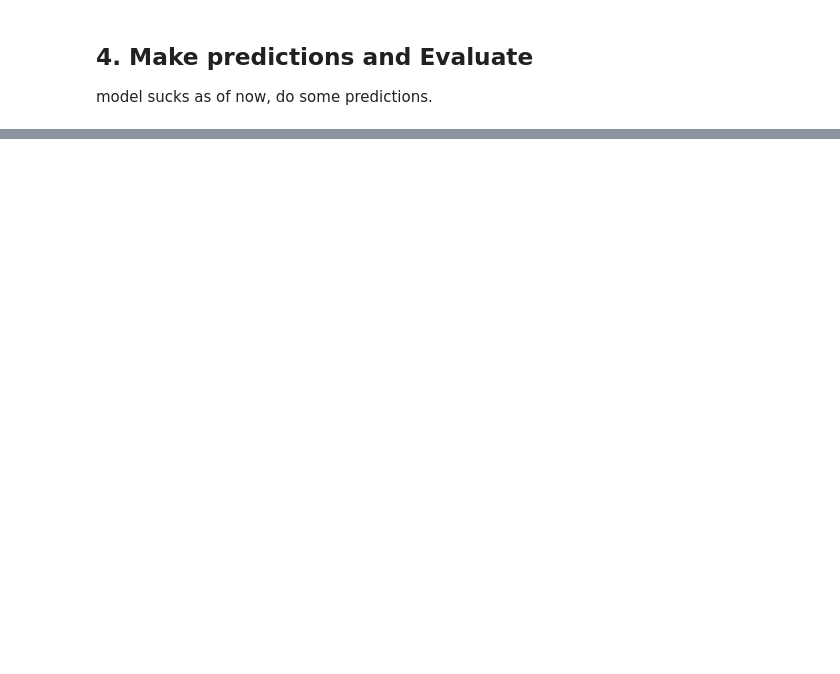
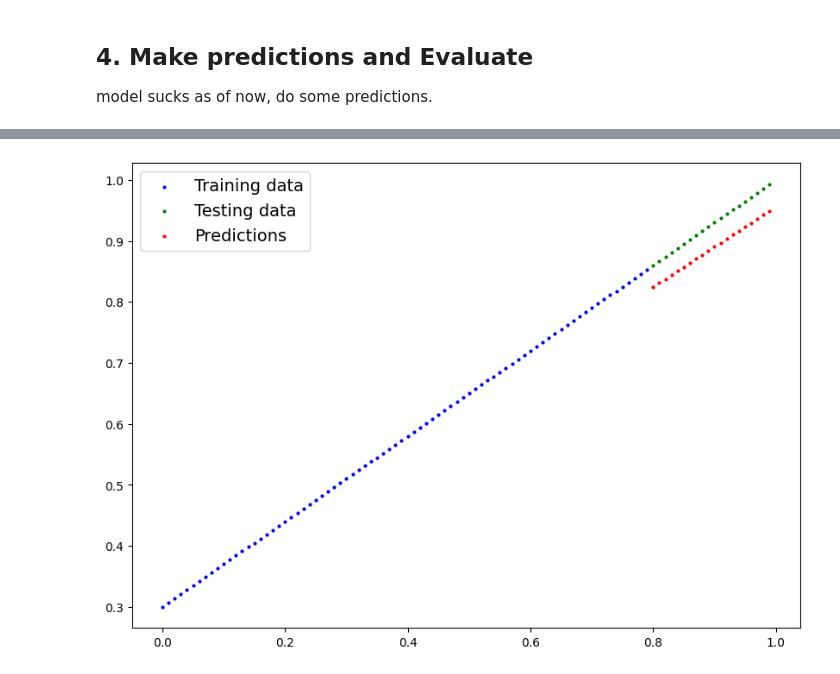
Before and after one commit to dionysus98/l_torch, a Jupyter notebook: 02_torch_neural_network_classification.ipynb, the cells around one changed output, grey strips where cells are left out. Saved outputs shown, nothing was run; the diff lists cells and outputs as text; code cells hidden in the pictures; blank space fills up the shorter version.

```diff
--- a/02_torch_neural_network_classification.ipynb
+++ b/02_torch_neural_network_classification.ipynb
@@ -347,0 +386,3 @@ plot_decision_boundary(model_0, X_test, y_test)
+# %%
+loss_fn = nn.BCEWithLogitsLoss()
+optim = torch.optim.SGD(model_1.parameters(), lr=0.1)
@@ -347,0 +501,30 @@ plot_decision_boundary(model_0, X_test, y_test)
+# %%
+loss_fn = nn.L1Loss()
+optm = torch.optim.SGD(model_2.parameters(), lr=0.01)
+# %%
+X_train_reg, y_train_reg = X_train_reg.to(device), y_train_reg.to(device)
+
+X_test_reg, y_test_reg = X_test_reg.to(device), y_test_reg.to(device)
+# %%
+torch.manual_seed(42)
+torch.cuda.manual_seed(42)
+# train
+epochs = 1000
+
+for epoch in range(epochs):
+  model_2.train()
+
+  y_pred = model_2(X_train_reg)
+  loss = loss_fn(y_pred, y_train_reg)
+
+  optm.zero_grad()
+  loss.backward()
+  optm.step()
+
+  # testing
+  with torch.inference_mode():
+    test_preds = model_2(X_test_reg)
+    test_loss = loss_fn(test_preds, y_test_reg)
+
+  if epoch % 100 == 0:
+    print(f"k: {epoch} | l: {loss} | tl: {test_loss}")
@@ -347,0 +542,14 @@ plot_decision_boundary(model_0, X_test, y_test)
+# %%
+model_2.eval()
+
+with torch.inference_mode():
+  y_preds = model_2(X_test_reg)
+
+plot_predictions(
+    train_data=X_train_reg.cpu().numpy(),
+    train_labels=y_train_reg.cpu().numpy(),
+    test_data=X_test_reg.cpu().numpy(),
+    test_labels=y_test_reg.cpu().numpy(),
+    predictions=y_preds.cpu().numpy())
+# %% [output]
+[figure, added]
```
Also changed, not shown: parts of 66 cells of this notebook.
